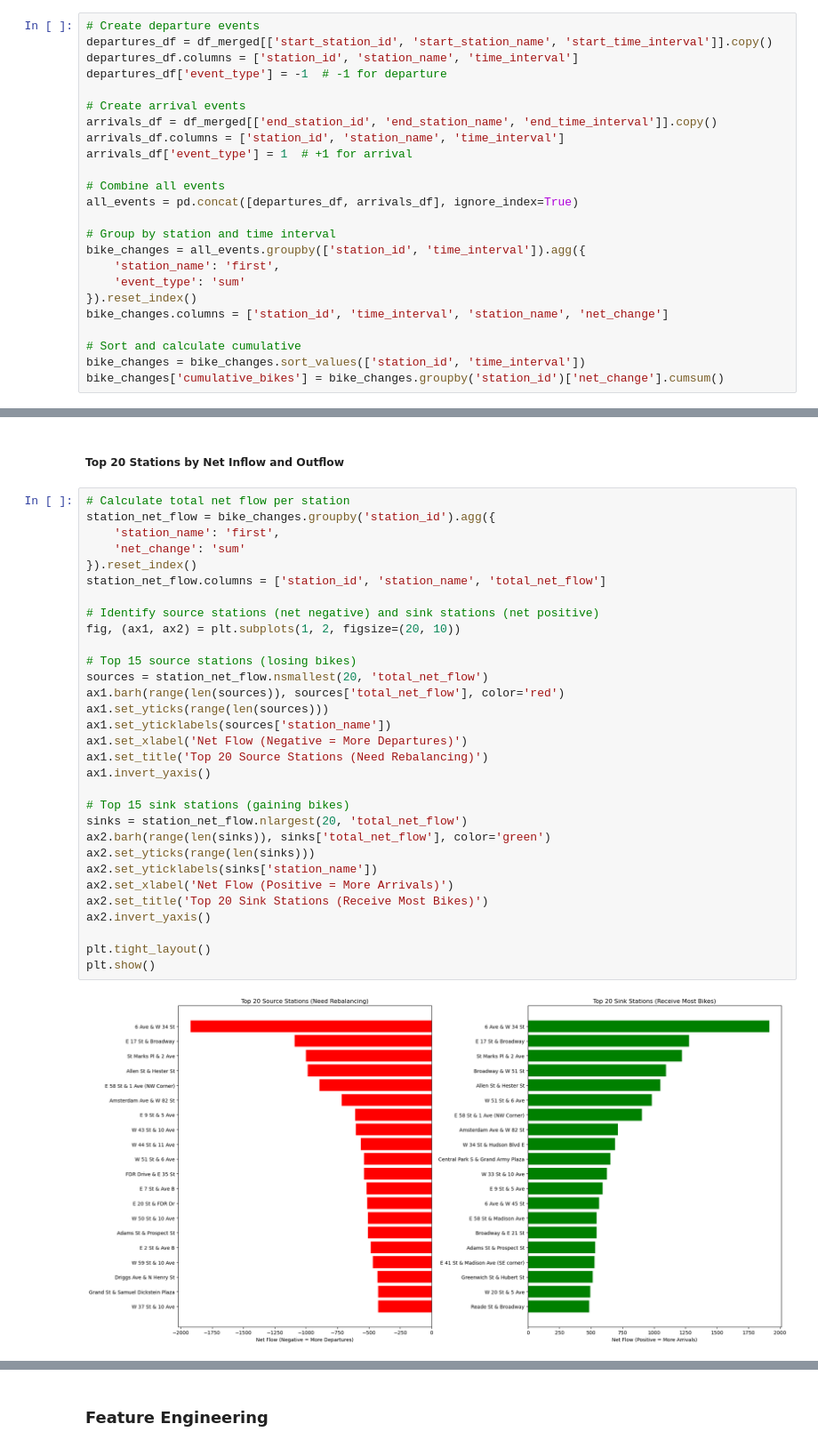
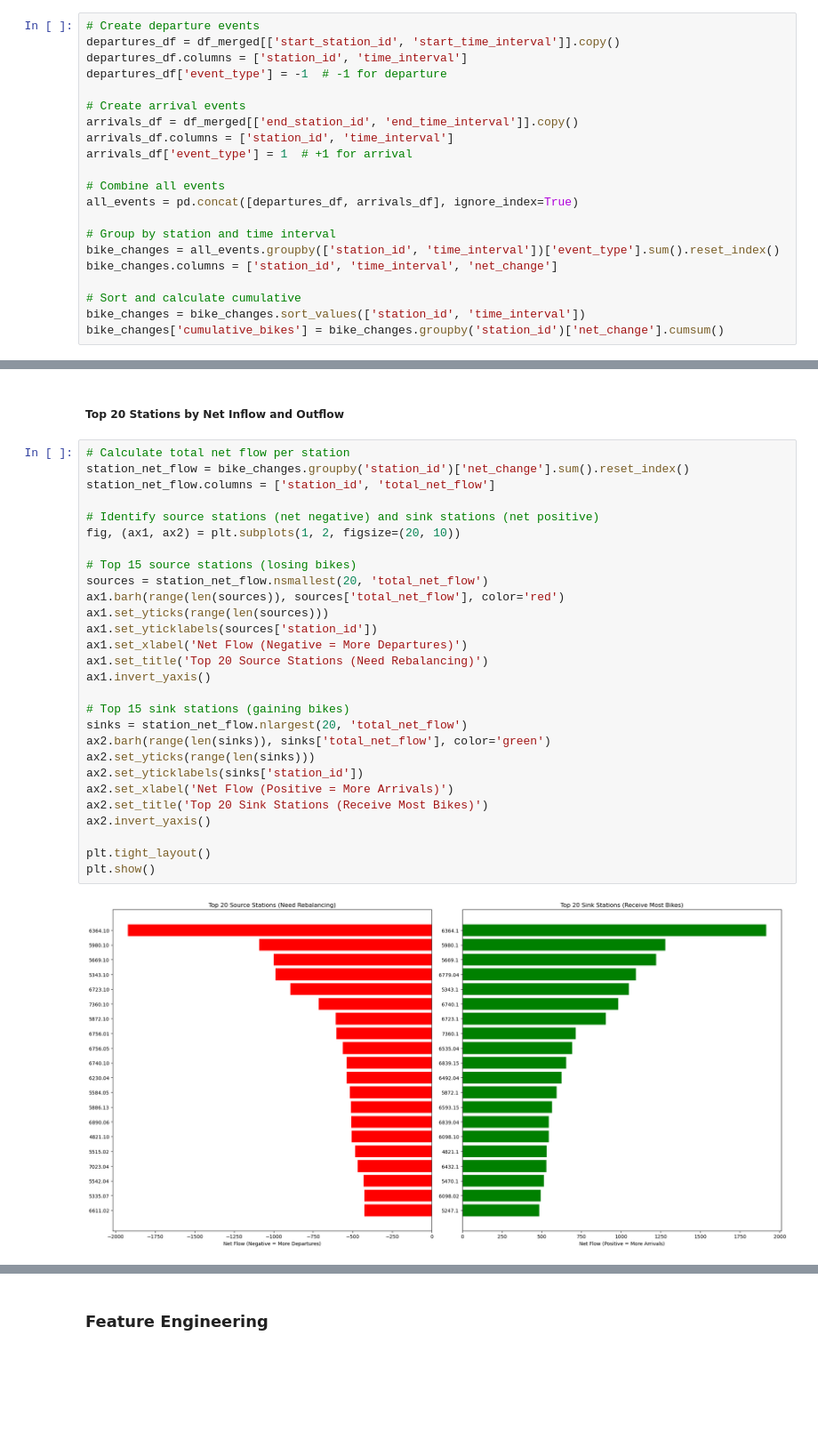
Before and after one commit to michaeltwersky/applied-ml-project, a Jupyter notebook: citibike_demand.ipynb, the cells around one changed output, grey strips where cells are left out. Shown: that part at 89% size. Drawn from its saved outputs; the diff is of its cells as text; blank space fills up the shorter version.

```diff
--- a/citibike_demand.ipynb
+++ b/citibike_demand.ipynb
@@ -679,24 +679,21 @@ Number of unique 15-minute intervals: 526
 #### Track Bike Availability Per Station at 15-minute intervals during Rush Hour
 # %%
 # Create departure events
-departures_df = df_merged[['start_station_id', 'start_station_name', 'start_time_interval']].copy()
-departures_df.columns = ['station_id', 'station_name', 'time_interval']
+departures_df = df_merged[['start_station_id', 'start_time_interval']].copy()
+departures_df.columns = ['station_id', 'time_interval']
 departures_df['event_type'] = -1  # -1 for departure
 
 # Create arrival events
-arrivals_df = df_merged[['end_station_id', 'end_station_name', 'end_time_interval']].copy()
-arrivals_df.columns = ['station_id', 'station_name', 'time_interval']
+arrivals_df = df_merged[['end_station_id', 'end_time_interval']].copy()
+arrivals_df.columns = ['station_id', 'time_interval']
 arrivals_df['event_type'] = 1  # +1 for arrival
 
 # Combine all events
 all_events = pd.concat([departures_df, arrivals_df], ignore_index=True)
 
 # Group by station and time interval
-bike_changes = all_events.groupby(['station_id', 'time_interval']).agg({
-    'station_name': 'first',
-    'event_type': 'sum'
-}).reset_index()
-bike_changes.columns = ['station_id', 'time_interval', 'station_name', 'net_change']
+bike_changes = all_events.groupby(['station_id', 'time_interval'])['event_type'].sum().reset_index()
+bike_changes.columns = ['station_id', 'time_interval', 'net_change']
 
 # Sort and calculate cumulative
 bike_changes = bike_changes.sort_values(['station_id', 'time_interval'])
@@ -719,36 +716,33 @@ bike_changes.head(10)
 ##### Top 20 Stations by Net Inflow and Outflow
 # %%
 # Calculate total net flow per station
-station_net_flow = bike_changes.groupby('station_id').agg({
-    'station_name': 'first',
-    'net_change': 'sum'
-}).reset_index()
-station_net_flow.columns = ['station_id', 'station_name', 'total_net_flow']
+station_net_flow = bike_changes.groupby('station_id')['net_change'].sum().reset_index()
+station_net_flow.columns = ['station_id', 'total_net_flow']
 
 # Identify source stations (net negative) and sink stations (net positive)
 fig, (ax1, ax2) = plt.subplots(1, 2, figsize=(20, 10))
 
 # Top 15 source stations (losing bikes)
 sources = station_net_flow.nsmallest(20, 'total_net_flow')
 ax1.barh(range(len(sources)), sources['total_net_flow'], color='red')
 ax1.set_yticks(range(len(sources)))
-ax1.set_yticklabels(sources['station_name'])
+ax1.set_yticklabels(sources['station_id'])
 ax1.set_xlabel('Net Flow (Negative = More Departures)')
 ax1.set_title('Top 20 Source Stations (Need Rebalancing)')
 ax1.invert_yaxis()
 
 # Top 15 sink stations (gaining bikes)
 sinks = station_net_flow.nlargest(20, 'total_net_flow')
 ax2.barh(range(len(sinks)), sinks['total_net_flow'], color='green')
 ax2.set_yticks(range(len(sinks)))
-ax2.set_yticklabels(sinks['station_name'])
+ax2.set_yticklabels(sinks['station_id'])
 ax2.set_xlabel('Net Flow (Positive = More Arrivals)')
 ax2.set_title('Top 20 Sink Stations (Receive Most Bikes)')
 ax2.invert_yaxis()
 
 plt.tight_layout()
 plt.show()
 # %% [output]
-[figure, old version]
+[figure, new version]
 # %%
 # Calculate total net flow per station
```
Also changed, not shown: parts of 52 cells of this notebook.
